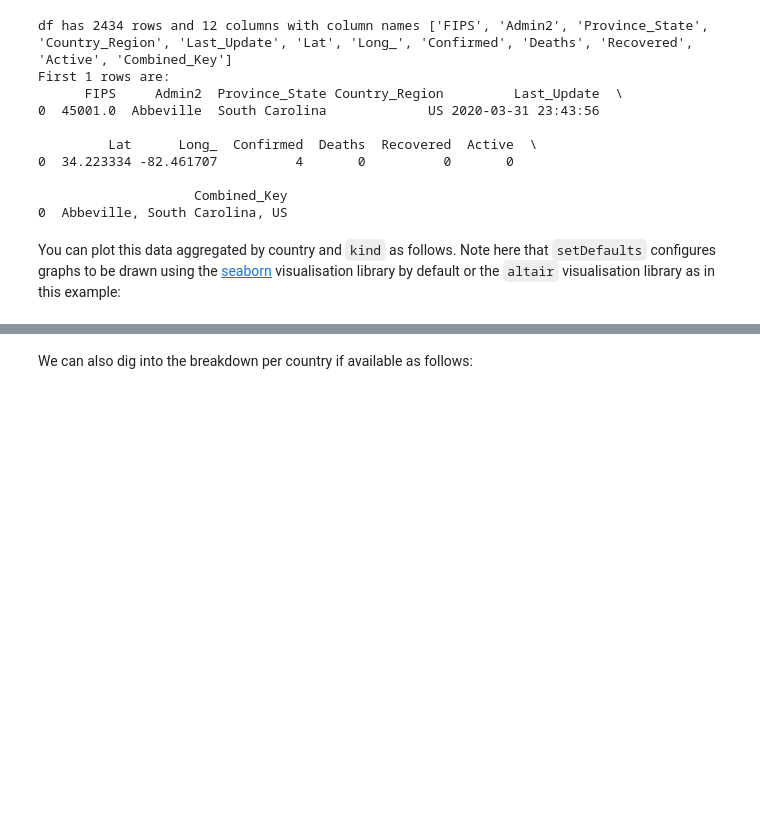
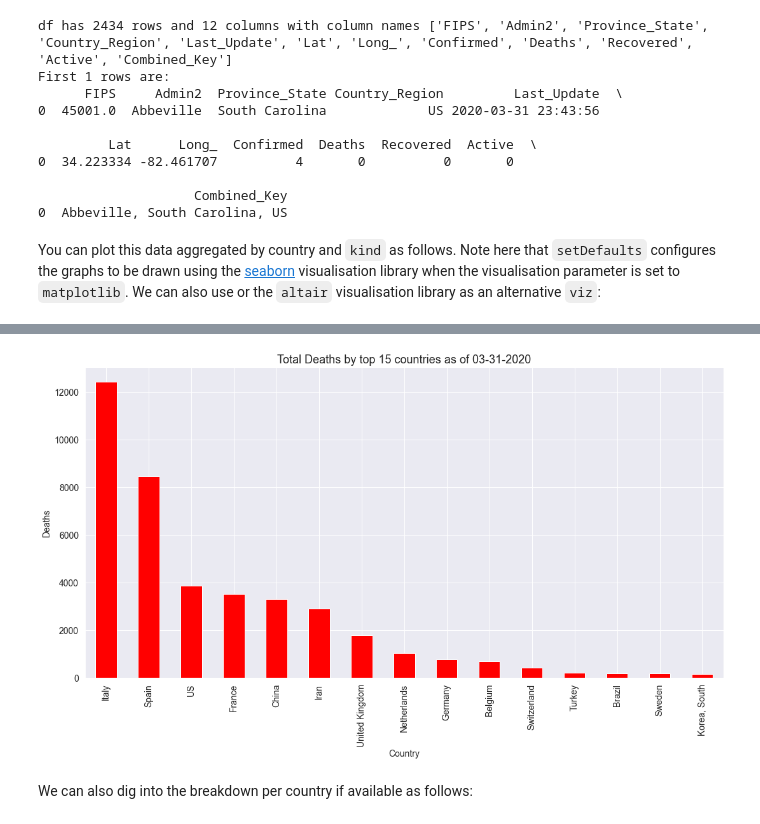
Before and after one commit to malminhas/covid, a Jupyter notebook: index.ipynb, the cells around one changed output, grey strips where cells are left out. Drawn from its saved outputs; the diff is of its cells as text; code cells hidden in the pictures; blank space fills up the shorter version.

Commit message:
Switched back to matplotlib for nbdev docs

```diff
--- a/index.ipynb
+++ b/index.ipynb
@@ -58,8 +58,9 @@ First 1 rows are:
                     Combined_Key
 0  Abbeville, South Carolina, US
 # %% [markdown]
-You can plot this data aggregated by country and `kind` as follows.  Note here that `setDefaults` configures graphs to be drawn using the [seaborn](https://seaborn.pydata.org/introduction.html) visualisation library by default or the `altair` visualisation library as in this example:
+You can plot this data aggregated by country and `kind` as follows.  Note here that `setDefaults` configures the graphs to be drawn using the [seaborn](https://seaborn.pydata.org/introduction.html) visualisation library when the visualisation parameter is set to `matplotlib`.  We can also use or the `altair` visualisation library as an alternative `viz`:
 # %%
 setDefaults()
-plotCountriesDailyReport(getCountriesDailyReport(which), which, topN=15, color='red', kind='Deaths',visualisation='altair')
+viz = 'matplotlib'
+plotCountriesDailyReport(getCountriesDailyReport(which), which, topN=15, color='red', kind='Deaths',visualisation=viz)
 # %% [output]
@@ -67,3 +67,4 @@ plotCountriesDailyReport(getCountriesDailyReport(which), which, topN=15, color='
+[figure, added]
 # %% [markdown]
 We can also dig into the breakdown per country if available as follows:
 # %%
```
Also changed, not shown: parts of 10 cells of this notebook, 15 other files.
